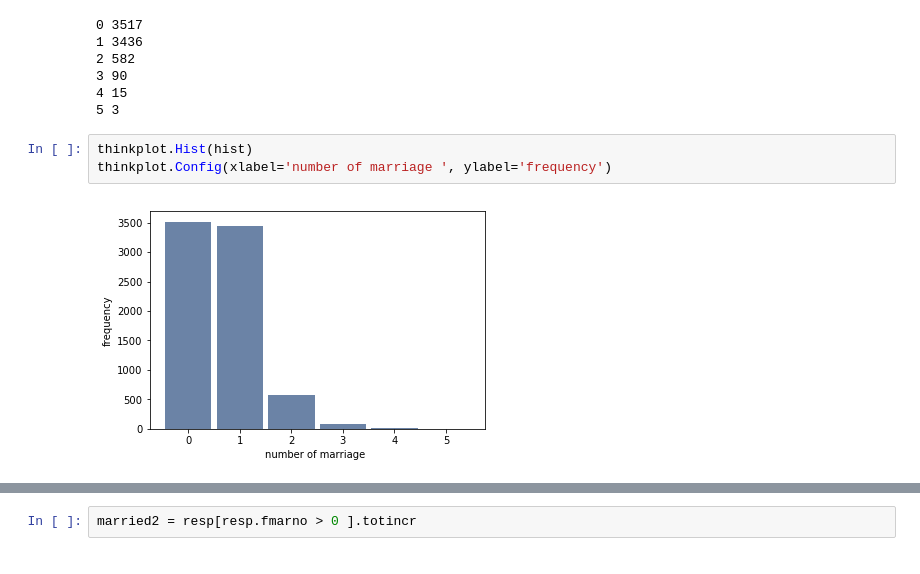
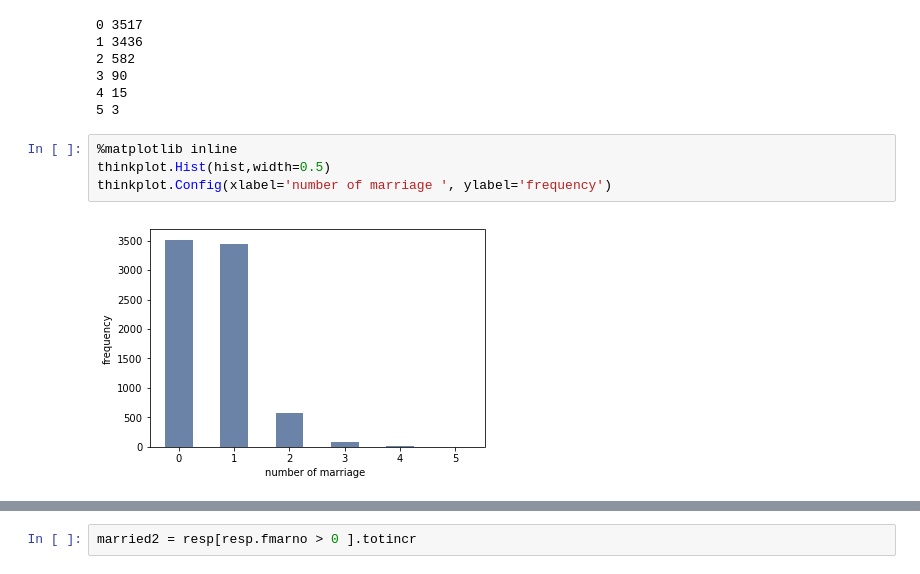
Before and after one commit to PalTAJ/CS240-Assignment2, a Jupyter notebook: Assignment_1.ipynb, the cells around one changed output, grey strips where cells are left out. Drawn from its saved outputs; the diff is of its cells as text.

```diff
--- a/Assignment_1.ipynb
+++ b/Assignment_1.ipynb
@@ -161,8 +161,9 @@ for val in sorted(hist.Values()):
 4 15
 5 3
 # %%
-thinkplot.Hist(hist)
+%matplotlib inline
+thinkplot.Hist(hist,width=0.5)
 thinkplot.Config(xlabel='number of marriage ', ylabel='frequency')
 # %% [output]
-[figure, old version]
+[figure, new version]
 # %%
```
Also changed, not shown: parts of 9 cells of this notebook.
